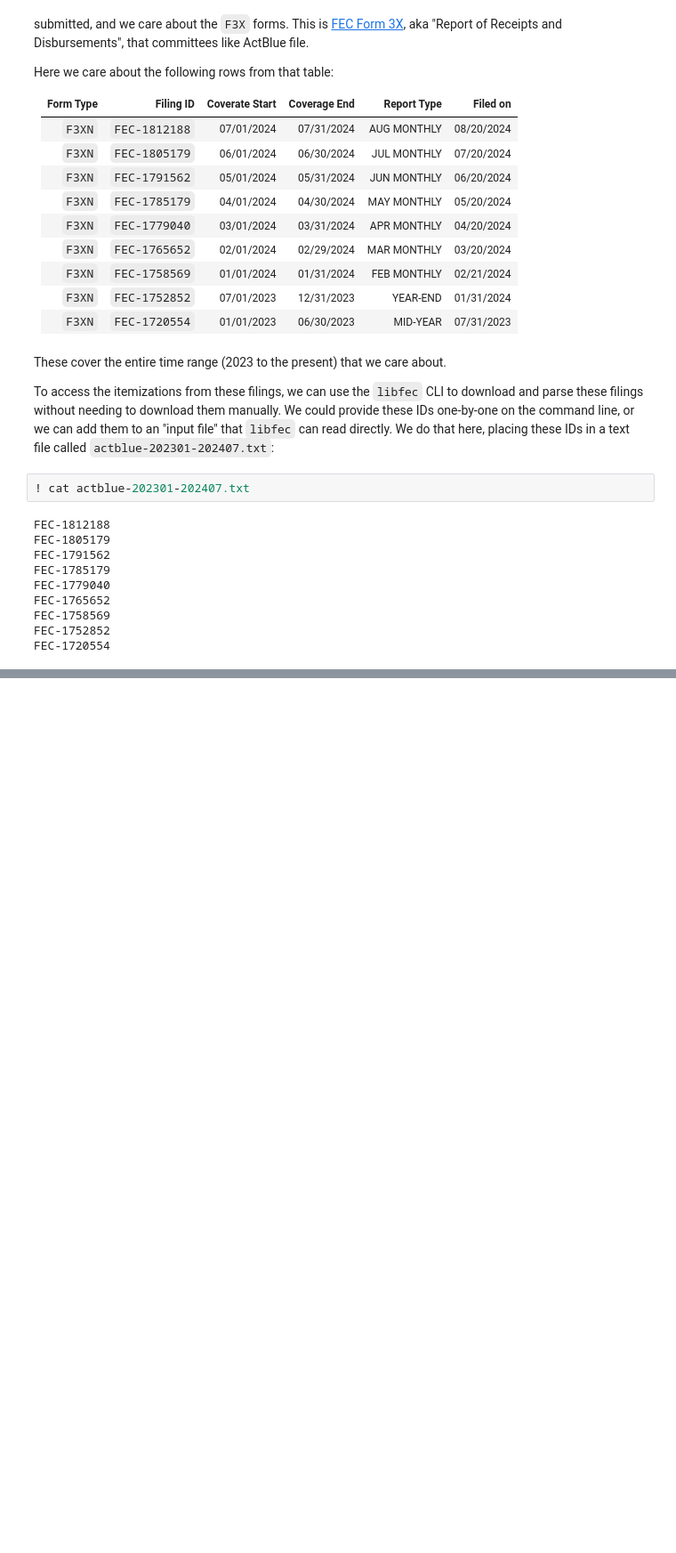
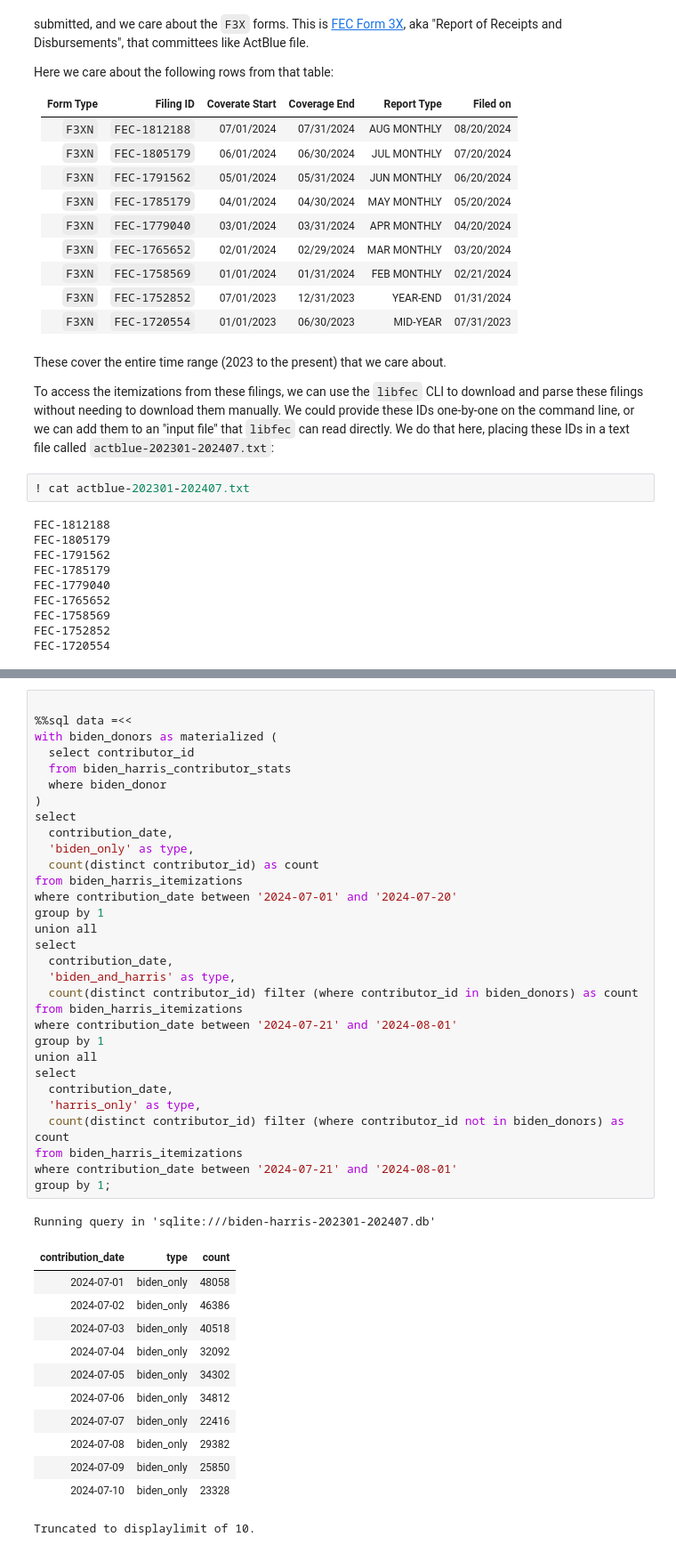
Before and after one commit to asg017/libfec, a Jupyter notebook: examples/latimes-harris-new/work.ipynb, the cells around one changed output, grey strips where cells are left out. Shown at 89% size. Drawn from its saved outputs; the diff is of its cells as text; blank space fills up the shorter version.

```diff
--- a/examples/latimes-harris-new/work.ipynb
+++ b/examples/latimes-harris-new/work.ipynb
@@ -196,3 +345,48 @@ Running query in 'sqlite:///tmp.db'
 | 2024-07-29 | 66137 | 133476 |
 | 2024-07-30 | 48328 | 83804 |
 Truncated to displaylimit of 10.
+# %%
+
+%%sql data =<<
+with biden_donors as materialized (
+  select contributor_id
+  from biden_harris_contributor_stats
+  where biden_donor
+)
+select
+  contribution_date,
+  'biden_only' as type,
+  count(distinct contributor_id) as count
+from biden_harris_itemizations
+where contribution_date between '2024-07-01' and '2024-07-20'
+group by 1
+union all
+select
+  contribution_date,
+  'biden_and_harris' as type,
+  count(distinct contributor_id) filter (where contributor_id in biden_donors) as count
+from biden_harris_itemizations
+where contribution_date between '2024-07-21' and '2024-08-01'
+group by 1
+union all
+select
+  contribution_date,
+  'harris_only' as type,
+  count(distinct contributor_id) filter (where contributor_id not in biden_donors) as count
+from biden_harris_itemizations
+where contribution_date between '2024-07-21' and '2024-08-01'
+group by 1;
+# %% [output]
+Running query in 'sqlite:///biden-harris-202301-202407.db'
+| contribution_date | type | count |
+| 2024-07-01 | biden_only | 48058 |
+| 2024-07-02 | biden_only | 46386 |
+| 2024-07-03 | biden_only | 40518 |
+| 2024-07-04 | biden_only | 32092 |
+| 2024-07-05 | biden_only | 34302 |
+| 2024-07-06 | biden_only | 34812 |
+| 2024-07-07 | biden_only | 22416 |
+| 2024-07-08 | biden_only | 29382 |
+| 2024-07-09 | biden_only | 25850 |
+| 2024-07-10 | biden_only | 23328 |
+Truncated to displaylimit of 10.
```
Also changed, not shown: parts of 34 cells of this notebook, 13 other files.
